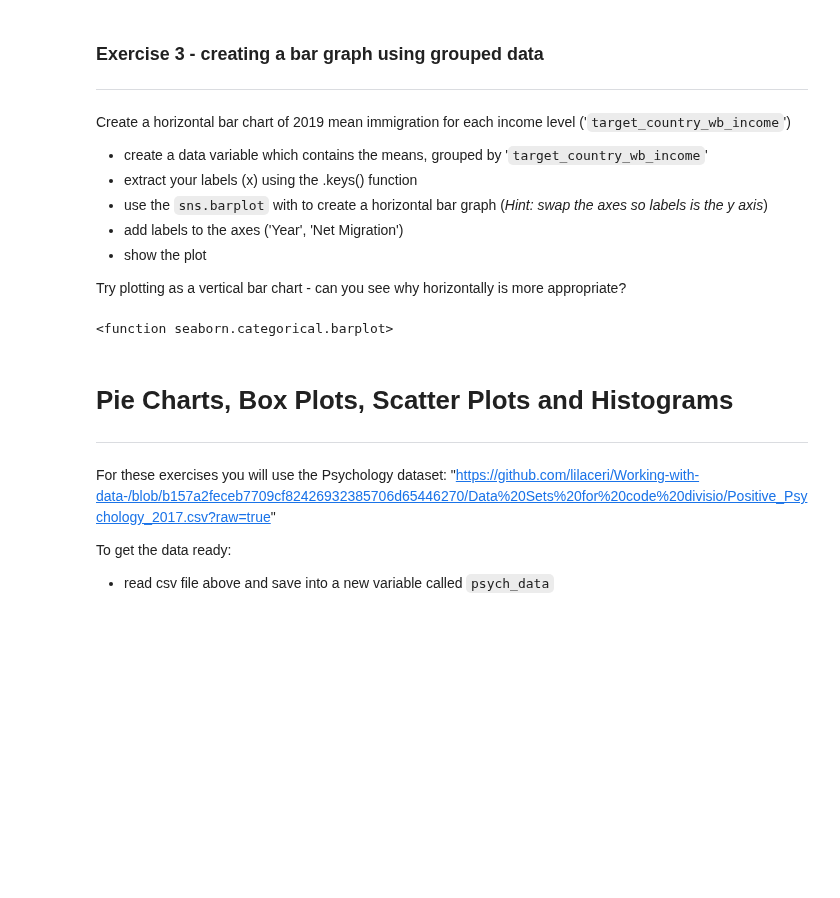
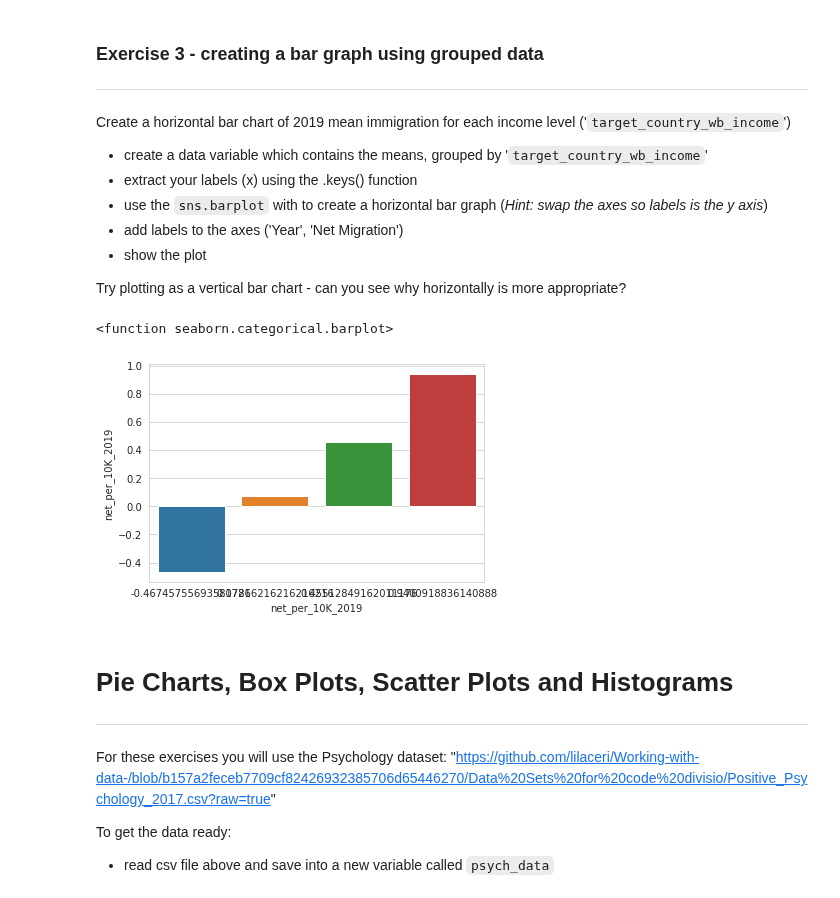
Before and after one commit to RautenM/PythonFundamentals, a Jupyter notebook: Worksheets/7_2_Visualisation_with_Seaborn.ipynb, the cells around one changed output. Drawn from its saved outputs; the diff is of its cells as text; code cells hidden in the pictures; blank space fills up the shorter version.

```diff
--- a/Worksheets/7_2_Visualisation_with_Seaborn.ipynb
+++ b/Worksheets/7_2_Visualisation_with_Seaborn.ipynb
@@ -156,21 +156,27 @@ Try plotting as a vertical bar chart - can you see why horizontally is more appr
 # %%
 import pandas as pd
 import seaborn as sns
 
 url = "https://github.com/futureCodersSE/working-with-data/blob/main/Data%20sets/public_use-talent-migration.xlsx?raw=true"
 df = pd.read_excel(url, sheet_name = 'Country Migration')
 df
 
 
 income = df.groupby(['target_country_wb_income']).mean()
 data = income['net_per_10K_2019']
 df
 income
 
 
+(sns.barplot(x=data, y= data))
+chart.set_xlabel('Maximum net migration')
+chart.set_ylabel('Year')
+
+chart
 sns.barplot
 # %% [output]
 <function seaborn.categorical.barplot>
+[figure, added]
 # %% [markdown]
 # Pie Charts, Box Plots, Scatter Plots and Histograms
 ---
```
